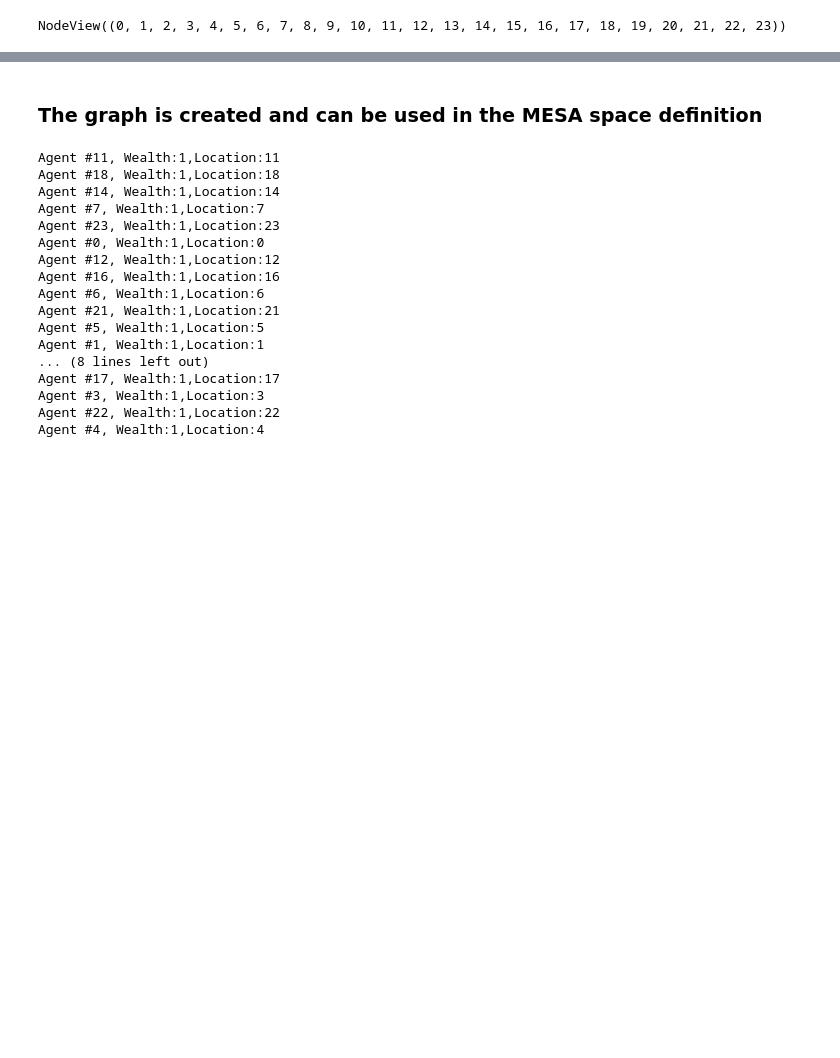
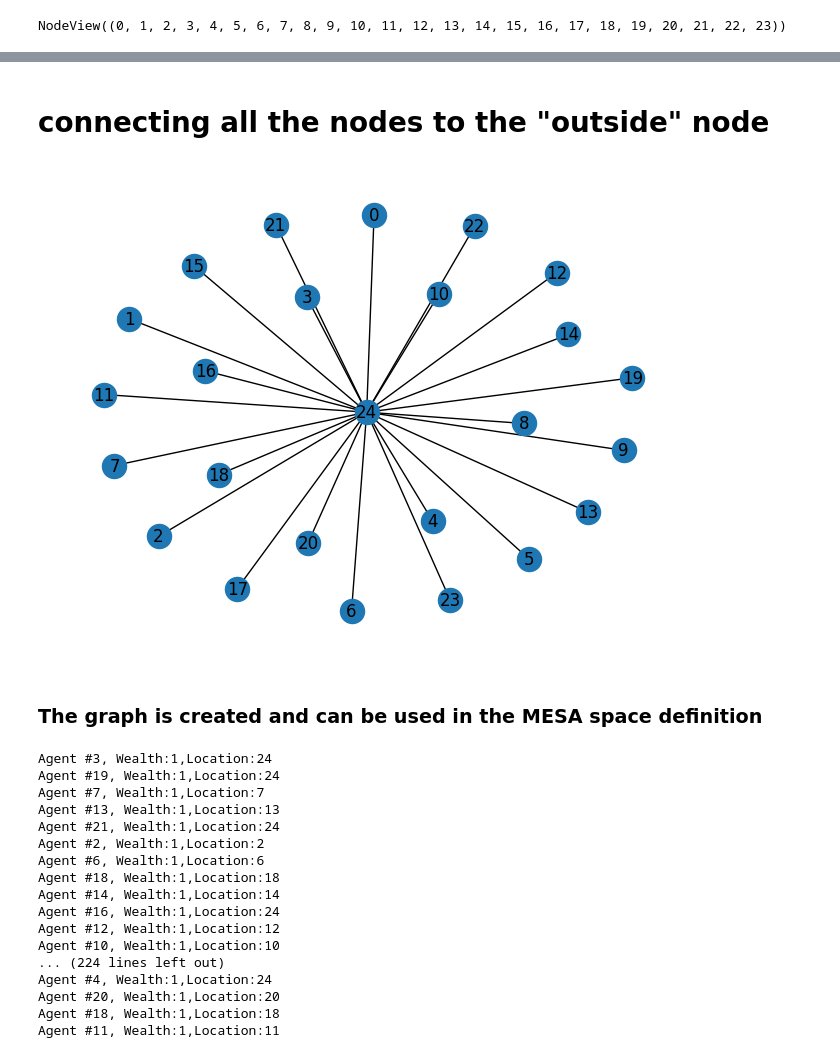
Before and after one commit to MasoodShamsaiee/PyCityLayers-OB-extension, a Jupyter notebook: Grab, graph and ABM selected buildings.ipynb, the cells around one changed output, grey strips where cells are left out. Cells and saved outputs as stored; diff of their text form; code cells hidden in the pictures; blank space fills up the shorter version.

```diff
--- a/Grab, graph and ABM selected buildings.ipynb
+++ b/Grab, graph and ABM selected buildings.ipynb
@@ -103,3 +131,13 @@ NodeView((0, 1, 2, 3, 4, 5, 6, 7, 8, 9, 10, 11, 12, 13, 14, 15, 16, 17, 18, 19,
+# %% [markdown]
+# connecting all the nodes to the "outside" node
+# %%
+N=len(G)-1
+for i in range(len(G)-1):
+    G.add_edge(i, N)
+G.number_of_edges()
+nx.draw(G, with_labels=True)
+# %% [output]
+[figure, added]
 # %% [markdown]
 ### The graph is created and can be used in the MESA space definition
 # %%
@@ -171,23 +212,23 @@ class MoneyModel(mesa.Model):
         self.schedule.step()
 # %%
 model = MoneyModel(len(centroid))
-for i in range(1):
+for i in range(10):
     model.step()
 # %% [output]
-Agent #11, Wealth:1,Location:11
+Agent #3, Wealth:1,Location:24
+Agent #19, Wealth:1,Location:24
+Agent #7, Wealth:1,Location:7
+Agent #13, Wealth:1,Location:13
+Agent #21, Wealth:1,Location:24
+Agent #2, Wealth:1,Location:2
+Agent #6, Wealth:1,Location:6
 Agent #18, Wealth:1,Location:18
 Agent #14, Wealth:1,Location:14
-Agent #7, Wealth:1,Location:7
-Agent #23, Wealth:1,Location:23
-Agent #0, Wealth:1,Location:0
+Agent #16, Wealth:1,Location:24
 Agent #12, Wealth:1,Location:12
-Agent #16, Wealth:1,Location:16
-Agent #6, Wealth:1,Location:6
-Agent #21, Wealth:1,Location:21
-Agent #5, Wealth:1,Location:5
-Agent #1, Wealth:1,Location:1
-... (8 lines left out)
-Agent #17, Wealth:1,Location:17
-Agent #3, Wealth:1,Location:3
-Agent #22, Wealth:1,Location:22
-Agent #4, Wealth:1,Location:4
+Agent #10, Wealth:1,Location:10
+... (224 lines left out)
+Agent #4, Wealth:1,Location:24
+Agent #20, Wealth:1,Location:20
+Agent #18, Wealth:1,Location:18
+Agent #11, Wealth:1,Location:11
```
Also changed, not shown: parts of 7 cells of this notebook.
